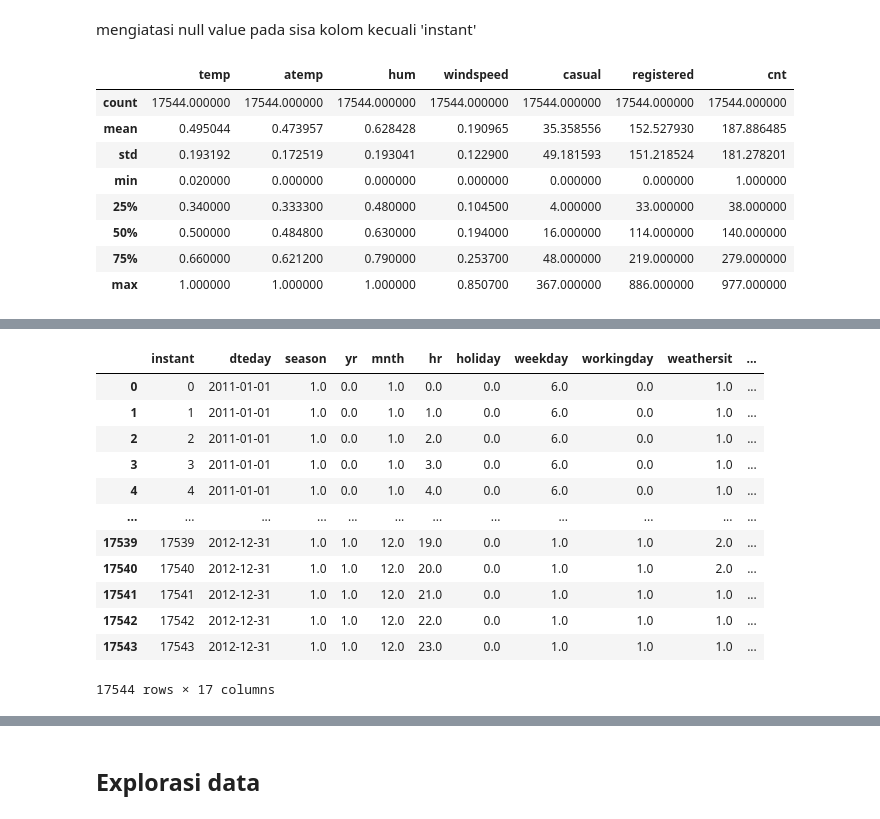
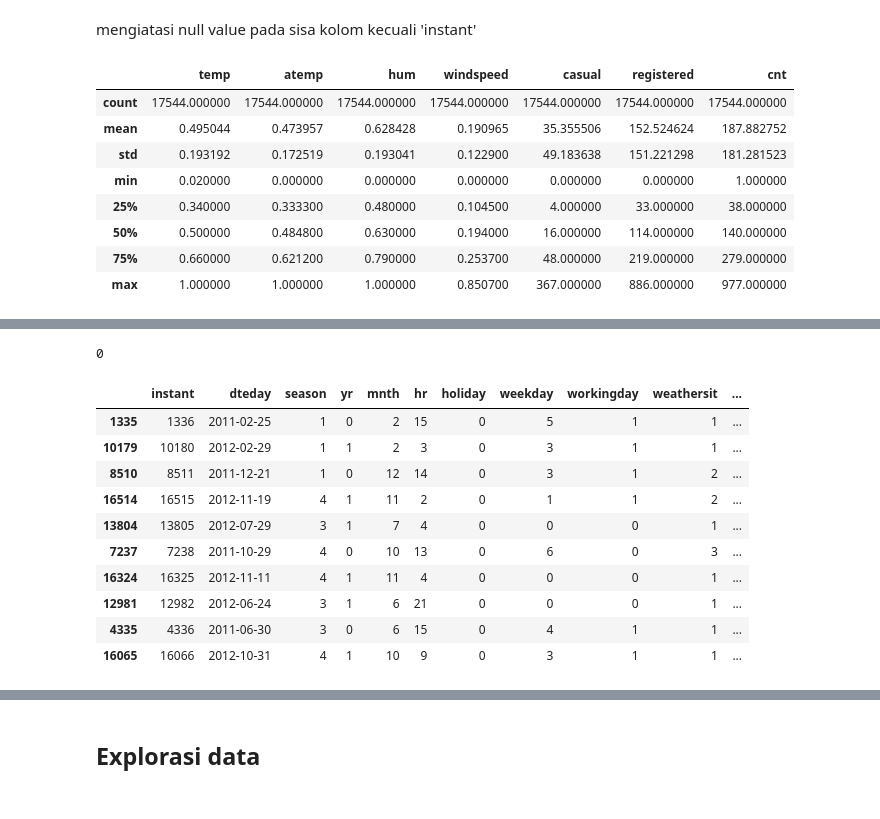
Before and after one commit to yunama47/dashboard-app, a Jupyter notebook: bike-sharing-analysis.ipynb, the cells around one changed output, grey strips where cells are left out. Drawn from its saved outputs; the diff is of its cells as text; code cells hidden in the pictures.

```diff
--- a/bike-sharing-analysis.ipynb
+++ b/bike-sharing-analysis.ipynb
@@ -240,14 +240,14 @@ datetime_df = pd.DataFrame({'datetime':all_datetime})
 new_hour_df = pd.merge(datetime_df, hour_df, on='datetime', how='left')
 new_hour_df.sort_index(inplace=True)
 # mengatasi null pada kolom yang berkaitan dengan waktu
-fill_hr = lambda row: row['datetime'].hour if pd.isnull(row['hr']) else row['hr']
+fill_hr = lambda row: int(row['datetime'].hour) if pd.isnull(row['hr']) else int(row['hr'])
 fill_dteday = lambda row: row['datetime'].strftime('%Y-%m-%d') if pd.isnull(row['dteday']) else row['dteday']
-fill_month = lambda row: row['datetime'].month if pd.isnull(row['mnth']) else row['mnth']
+fill_month = lambda row: int(row['datetime'].month) if pd.isnull(row['mnth']) else int(row['mnth'])
 def fill_yr(row):
     if pd.isnull(row['yr']):
-        yr = 0 if row['datetime'].year == 2011 else 1
+        yr = 0 if int(row['datetime'].year) == 2011 else 1
         return yr
-    return row['yr']
+    return int(row['yr'])
 
 new_hour_df.hr = new_hour_df.apply(fill_hr, axis=1)
 new_hour_df.dteday = new_hour_df.apply(fill_dteday, axis=1)
@@ -277,6 +277,13 @@ new_hour_df.holiday.interpolate('pad', inplace=True)
 new_hour_df.weekday.interpolate('pad', inplace=True)
 new_hour_df.workingday.interpolate('pad', inplace=True)
 new_hour_df.weathersit.interpolate('pad', inplace=True)
+
+new_hour_df.season = new_hour_df.season.astype(int)
+new_hour_df.holiday = new_hour_df.holiday.astype(int)
+new_hour_df.weekday = new_hour_df.weekday.astype(int)
+new_hour_df.workingday = new_hour_df.workingday.astype(int)
+new_hour_df.weathersit = new_hour_df.weathersit.astype(int)
+
 new_hour_df[['season','holiday','weekday','workingday','weathersit']].describe()
 # %% [output]
 |  | season | holiday | weekday | workingday | weathersit |
@@ -298,12 +305,17 @@ new_hour_df.windspeed.interpolate('time', direction='forward', inplace=True)
 new_hour_df.casual.interpolate('time', direction='forward', inplace=True)
 new_hour_df.registered.interpolate('time', direction='forward', inplace=True)
 new_hour_df.cnt.interpolate('time', direction='forward', inplace=True)
+
+new_hour_df.casual = new_hour_df.casual.astype(int)
+new_hour_df.registered = new_hour_df.registered.astype(int)
+new_hour_df.cnt = new_hour_df.cnt.astype(int)
+
 new_hour_df[['temp','atemp','hum','windspeed','casual','registered','cnt']].describe()
 # %% [output]
 |  | temp | atemp | hum | windspeed | casual | registered | cnt |
 | count | 17544.000000 | 17544.000000 | 17544.000000 | 17544.000000 | 17544.000000 | 17544.000000 | 17544.000000 |
-| mean | 0.495044 | 0.473957 | 0.628428 | 0.190965 | 35.358556 | 152.527930 | 187.886485 |
-| std | 0.193192 | 0.172519 | 0.193041 | 0.122900 | 49.181593 | 151.218524 | 181.278201 |
+| mean | 0.495044 | 0.473957 | 0.628428 | 0.190965 | 35.355506 | 152.524624 | 187.882752 |
+| std | 0.193192 | 0.172519 | 0.193041 | 0.122900 | 49.183638 | 151.221298 | 181.281523 |
 | min | 0.020000 | 0.000000 | 0.000000 | 0.000000 | 0.000000 | 0.000000 | 1.000000 |
 | 25% | 0.340000 | 0.333300 | 0.480000 | 0.104500 | 4.000000 | 33.000000 | 38.000000 |
 | 50% | 0.500000 | 0.484800 | 0.630000 | 0.194000 | 16.000000 | 114.000000 | 140.000000 |
@@ -330,22 +342,24 @@ casual          0
 registered      0
 cnt             0
 dtype: int64
+# %%
+new_hour_df.duplicated().sum()
+# %% [output]
+0
 # %%
 new_hour_df.reset_index(inplace=True)
 new_hour_df.drop('datetime', axis=1, inplace=True)
-new_hour_df['instant'] = np.arange(len(new_hour_df))
-new_hour_df
+new_hour_df['instant'] = np.arange(len(new_hour_df)) + 1
+new_hour_df.sample(10)
 # %% [output]
 |  | instant | dteday | season | yr | mnth | hr | holiday | weekday | workingday | weathersit | ... |
-| 0 | 0 | 2011-01-01 | 1.0 | 0.0 | 1.0 | 0.0 | 0.0 | 6.0 | 0.0 | 1.0 | ... |
-| 1 | 1 | 2011-01-01 | 1.0 | 0.0 | 1.0 | 1.0 | 0.0 | 6.0 | 0.0 | 1.0 | ... |
-| 2 | 2 | 2011-01-01 | 1.0 | 0.0 | 1.0 | 2.0 | 0.0 | 6.0 | 0.0 | 1.0 | ... |
-| 3 | 3 | 2011-01-01 | 1.0 | 0.0 | 1.0 | 3.0 | 0.0 | 6.0 | 0.0 | 1.0 | ... |
-| 4 | 4 | 2011-01-01 | 1.0 | 0.0 | 1.0 | 4.0 | 0.0 | 6.0 | 0.0 | 1.0 | ... |
-| ... | ... | ... | ... | ... | ... | ... | ... | ... | ... | ... | ... |
-| 17539 | 17539 | 2012-12-31 | 1.0 | 1.0 | 12.0 | 19.0 | 0.0 | 1.0 | 1.0 | 2.0 | ... |
-| 17540 | 17540 | 2012-12-31 | 1.0 | 1.0 | 12.0 | 20.0 | 0.0 | 1.0 | 1.0 | 2.0 | ... |
-| 17541 | 17541 | 2012-12-31 | 1.0 | 1.0 | 12.0 | 21.0 | 0.0 | 1.0 | 1.0 | 1.0 | ... |
-| 17542 | 17542 | 2012-12-31 | 1.0 | 1.0 | 12.0 | 22.0 | 0.0 | 1.0 | 1.0 | 1.0 | ... |
-| 17543 | 17543 | 2012-12-31 | 1.0 | 1.0 | 12.0 | 23.0 | 0.0 | 1.0 | 1.0 | 1.0 | ... |
+| 1335 | 1336 | 2011-02-25 | 1 | 0 | 2 | 15 | 0 | 5 | 1 | 1 | ... |
+| 10179 | 10180 | 2012-02-29 | 1 | 1 | 2 | 3 | 0 | 3 | 1 | 1 | ... |
+| 8510 | 8511 | 2011-12-21 | 1 | 0 | 12 | 14 | 0 | 3 | 1 | 2 | ... |
+| 16514 | 16515 | 2012-11-19 | 4 | 1 | 11 | 2 | 0 | 1 | 1 | 2 | ... |
+| 13804 | 13805 | 2012-07-29 | 3 | 1 | 7 | 4 | 0 | 0 | 0 | 1 | ... |
+| 7237 | 7238 | 2011-10-29 | 4 | 0 | 10 | 13 | 0 | 6 | 0 | 3 | ... |
+| 16324 | 16325 | 2012-11-11 | 4 | 1 | 11 | 4 | 0 | 0 | 0 | 1 | ... |
+| 12981 | 12982 | 2012-06-24 | 3 | 1 | 6 | 21 | 0 | 0 | 0 | 1 | ... |
+| 4335 | 4336 | 2011-06-30 | 3 | 0 | 6 | 15 | 0 | 4 | 1 | 1 | ... |
+| 16065 | 16066 | 2012-10-31 | 4 | 1 | 10 | 9 | 0 | 3 | 1 | 1 | ... |
-17544 rows × 17 columns
```
Also changed, not shown: parts of 53 cells of this notebook.
